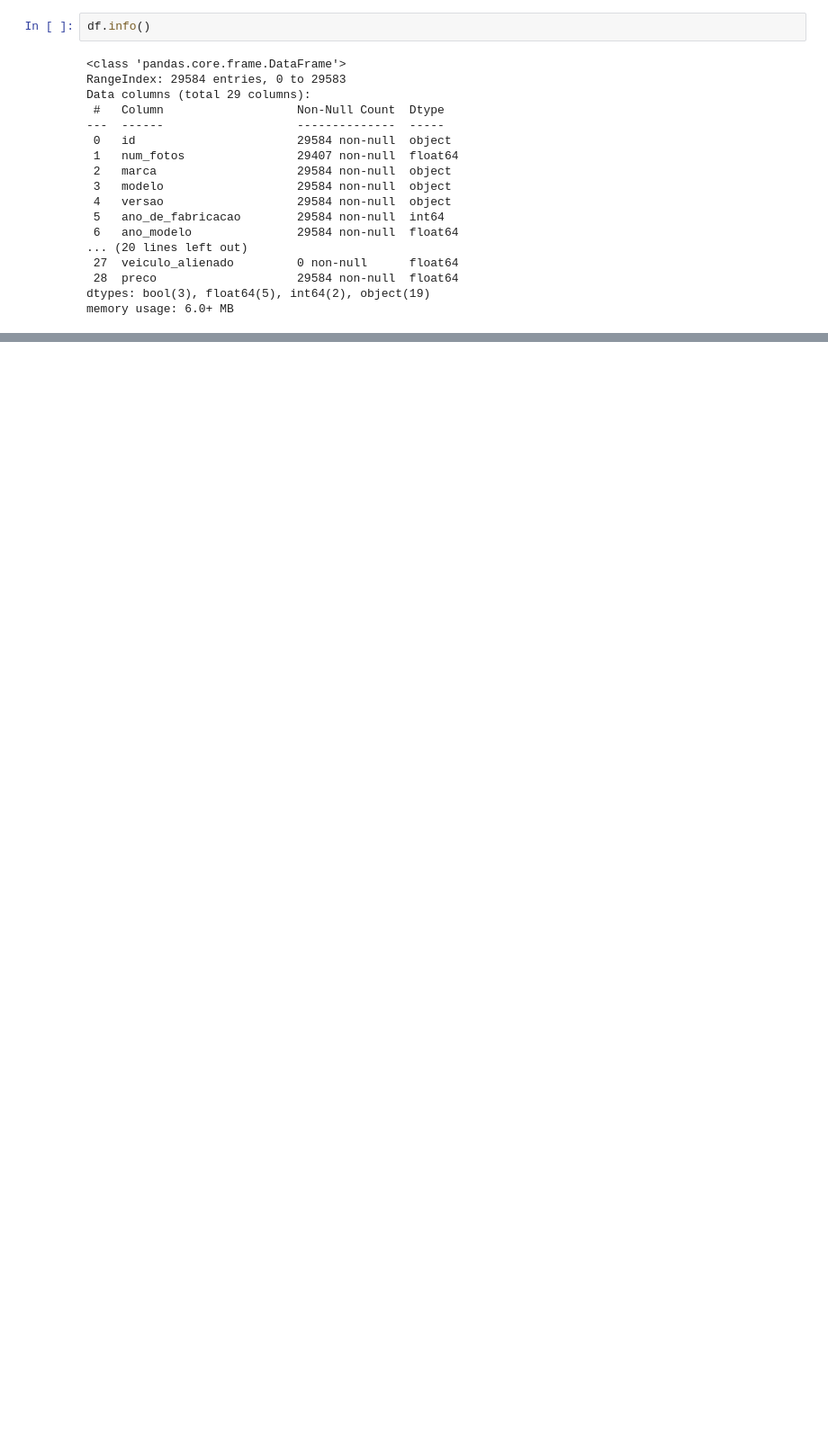
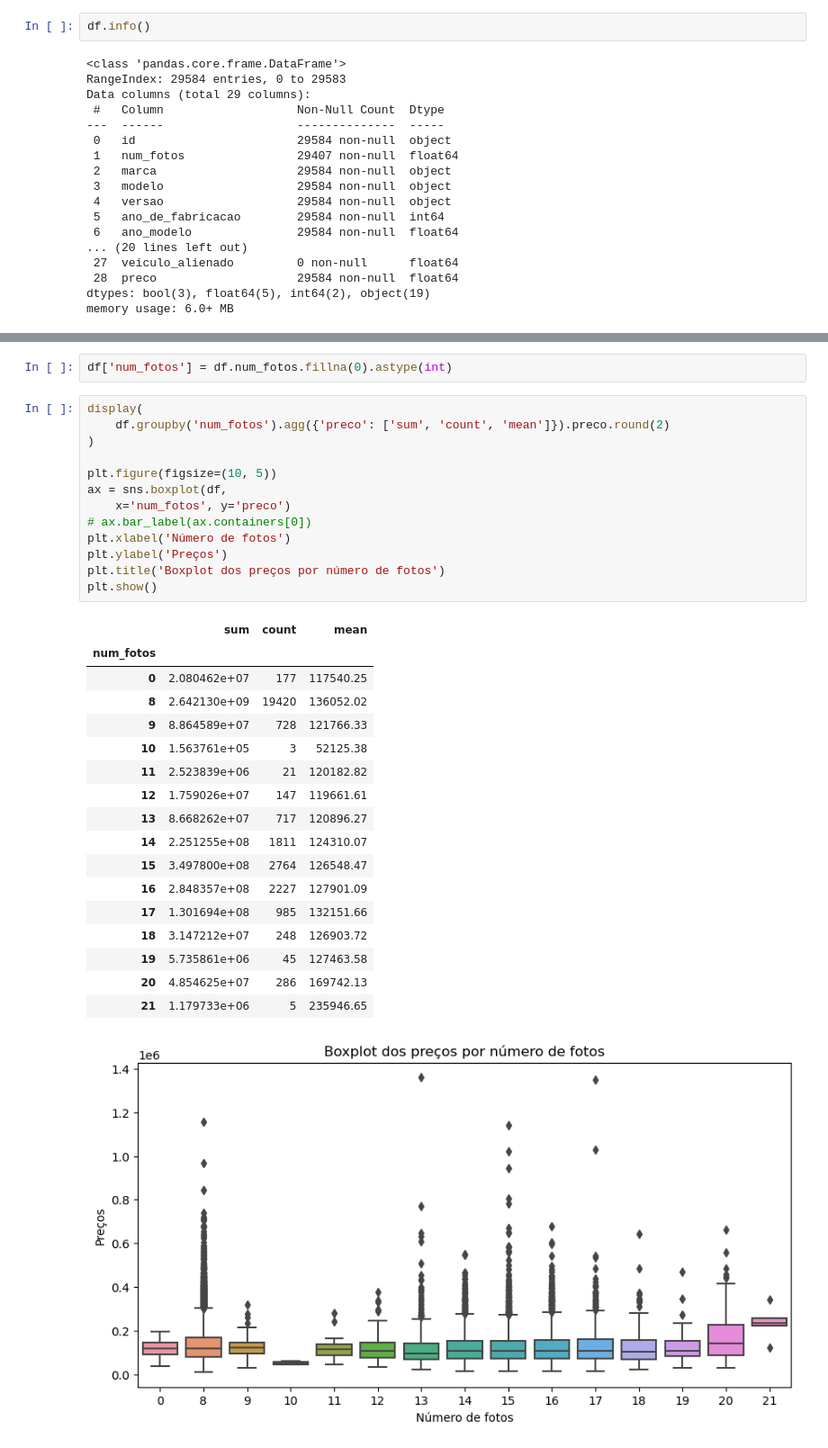
Before and after one commit to renatoinomata/indicium-data-science, a Jupyter notebook: cars_eda.ipynb, the cells around one changed output, grey strips where cells are left out. Shown at 90% size. Drawn from its saved outputs; the diff is of its cells as text; blank space fills up the shorter version.

```diff
--- a/cars_eda.ipynb
+++ b/cars_eda.ipynb
@@ -266,0 +109,34 @@ Length: 575, dtype: int64
+# %%
+df['num_fotos'] = df.num_fotos.fillna(0).astype(int)
+# %%
+display(
+    df.groupby('num_fotos').agg({'preco': ['sum', 'count', 'mean']}).preco.round(2)
+)
+
+plt.figure(figsize=(10, 5))
+ax = sns.boxplot(df,
+    x='num_fotos', y='preco')
+# ax.bar_label(ax.containers[0])
+plt.xlabel('Número de fotos')
+plt.ylabel('Preços')
+plt.title('Boxplot dos preços por número de fotos')
+plt.show()
+# %% [output]
+|  | sum | count | mean |
+| num_fotos |  |  |  |
+| 0 | 2.080462e+07 | 177 | 117540.25 |
+| 8 | 2.642130e+09 | 19420 | 136052.02 |
+| 9 | 8.864589e+07 | 728 | 121766.33 |
+| 10 | 1.563761e+05 | 3 | 52125.38 |
+| 11 | 2.523839e+06 | 21 | 120182.82 |
+| 12 | 1.759026e+07 | 147 | 119661.61 |
+| 13 | 8.668262e+07 | 717 | 120896.27 |
+| 14 | 2.251255e+08 | 1811 | 124310.07 |
+| 15 | 3.497800e+08 | 2764 | 126548.47 |
+| 16 | 2.848357e+08 | 2227 | 127901.09 |
+| 17 | 1.301694e+08 | 985 | 132151.66 |
+| 18 | 3.147212e+07 | 248 | 126903.72 |
+| 19 | 5.735861e+06 | 45 | 127463.58 |
+| 20 | 4.854625e+07 | 286 | 169742.13 |
+| 21 | 1.179733e+06 | 5 | 235946.65 |
+[figure, added]
```
Also changed, not shown: parts of 122 cells of this notebook, 2 other files.
